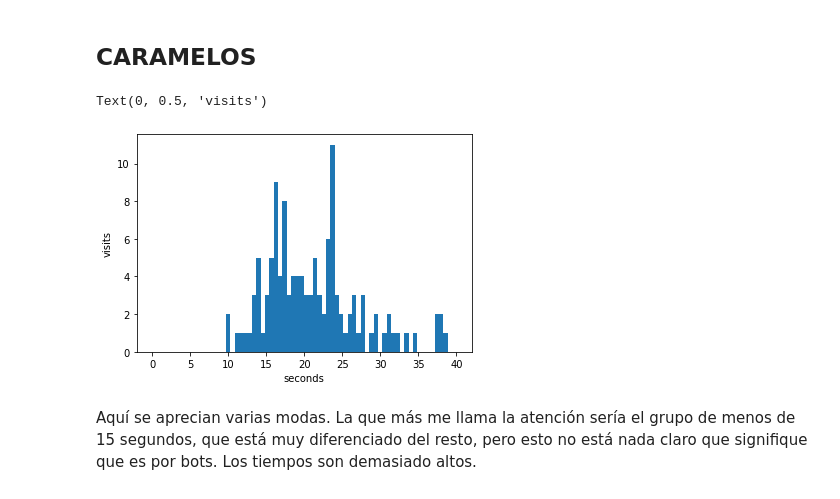
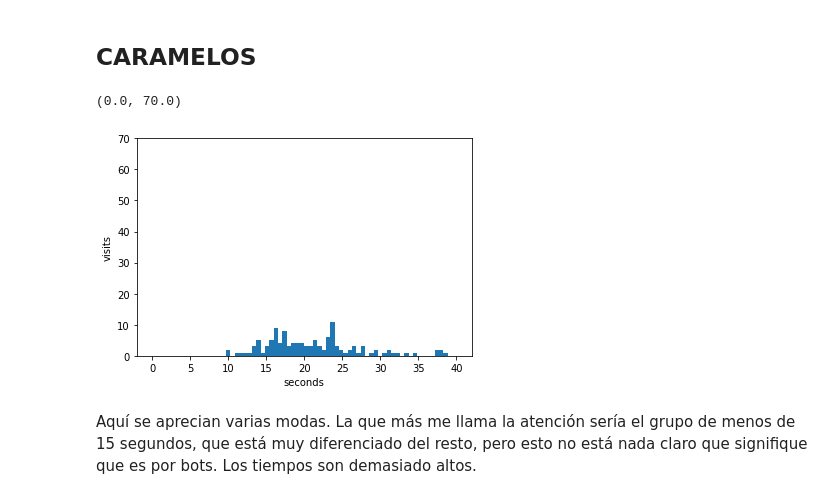
Before and after one commit to dorogoy/ejercicios, a Jupyter notebook: datos_univariados_1/univariados.ipynb, the cells around one changed output. Cells and saved outputs as stored; diff of their text form; code cells hidden in the pictures.

```diff
--- a/datos_univariados_1/univariados.ipynb
+++ b/datos_univariados_1/univariados.ipynb
@@ -31,10 +33,11 @@ Vamos a intentar observar este fenómeno con los datos que tenemos. Evidentement
 # %%
 _ = plt.hist(df_caramelo['seconds'], bins = 70, range = (0, 40,))
 plt.xlabel('seconds')
 plt.ylabel('visits')
+plt.ylim([0, 70])
 # %% [output]
-Text(0, 0.5, 'visits')
+(0.0, 70.0)
-[figure, old version]
+[figure, new version]
 # %% [markdown]
 Aquí se aprecian varias modas. La que más me llama la atención sería el grupo de menos de 15 segundos, que está muy diferenciado del resto, pero esto no está nada claro que signifique que es por bots. Los tiempos son demasiado altos.
 # %% [markdown]
```
Also changed, not shown: parts of 19 cells of this notebook.
